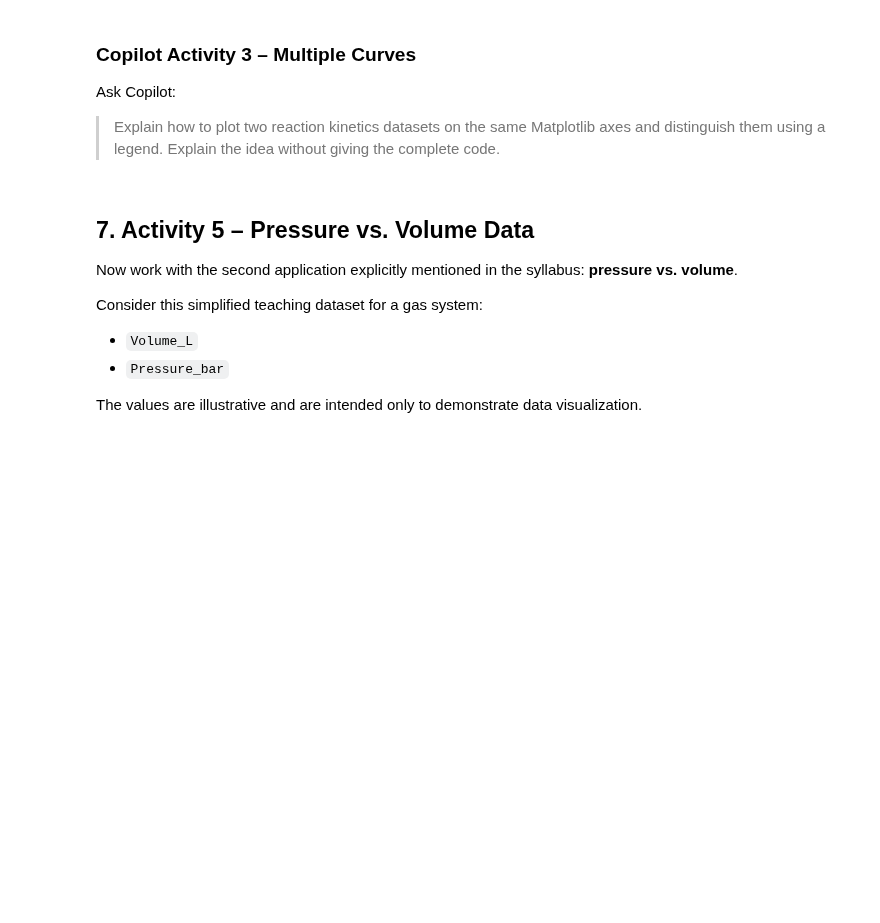
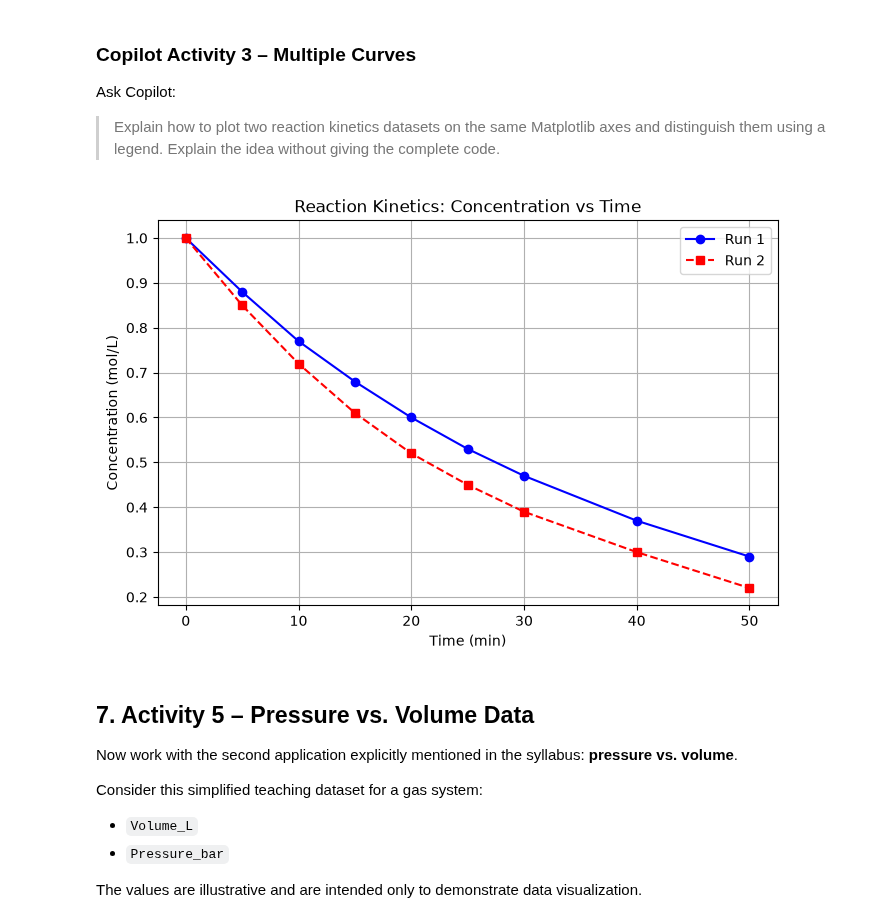
Before and after one commit to swayamg9518/CP_Practical, a Jupyter notebook: Practical_10_Data_Visualization_Reaction_Kinetics_Pressure_Volume.ipynb, the cells around one changed output. Cells and saved outputs as stored; diff of their text form; code cells hidden in the pictures; blank space fills up the shorter version.

```diff
--- a/Practical_10_Data_Visualization_Reaction_Kinetics_Pressure_Volume.ipynb
+++ b/Practical_10_Data_Visualization_Reaction_Kinetics_Pressure_Volume.ipynb
@@ -163,0 +202,9 @@ Use a legend such as:
+# %%
+# Activity 4
+# Add a second reaction run and plot both runs together.
+
+kinetics_df_run2 = pd.DataFrame({
+    'Time_min': [0, 5, 10, 15, 20, 25, 30, 40, 50],
+    'Concentration_mol_L': [1.00, 0.85, 0.72, 0.61, 0.52, 0.45, 0.39, 0.30, 0.22]
+})
+kinetics_df_run2
@@ -167,6 +225,19 @@ Use a legend such as:
 Ask Copilot:
 
 > Explain how to plot two reaction kinetics datasets on the same Matplotlib axes and distinguish them using a legend. Explain the idea without giving the complete code.
+# %%
+
+plt.figure(figsize=(8, 5))
+plt.plot(kinetics_df['Time_min'], kinetics_df['Concentration_mol_L'], marker='o', linestyle='-', color='b')
+plt.plot(kinetics_df_run2['Time_min'], kinetics_df_run2['Concentration_mol_L'], marker='s', linestyle='--', color='r')
+plt.title('Reaction Kinetics: Concentration vs Time')
+plt.xlabel('Time (min)')
+plt.ylabel('Concentration (mol/L)')
+plt.grid()
+plt.legend(['Run 1', 'Run 2'])
+plt.savefig('reaction_kinetics_plot.png')
+# %% [output]
+[figure, added]
 # %% [markdown]
 ## 7. Activity 5 – Pressure vs. Volume Data
 
```
Also changed, not shown: parts of 19 cells of this notebook, 7 other files.
